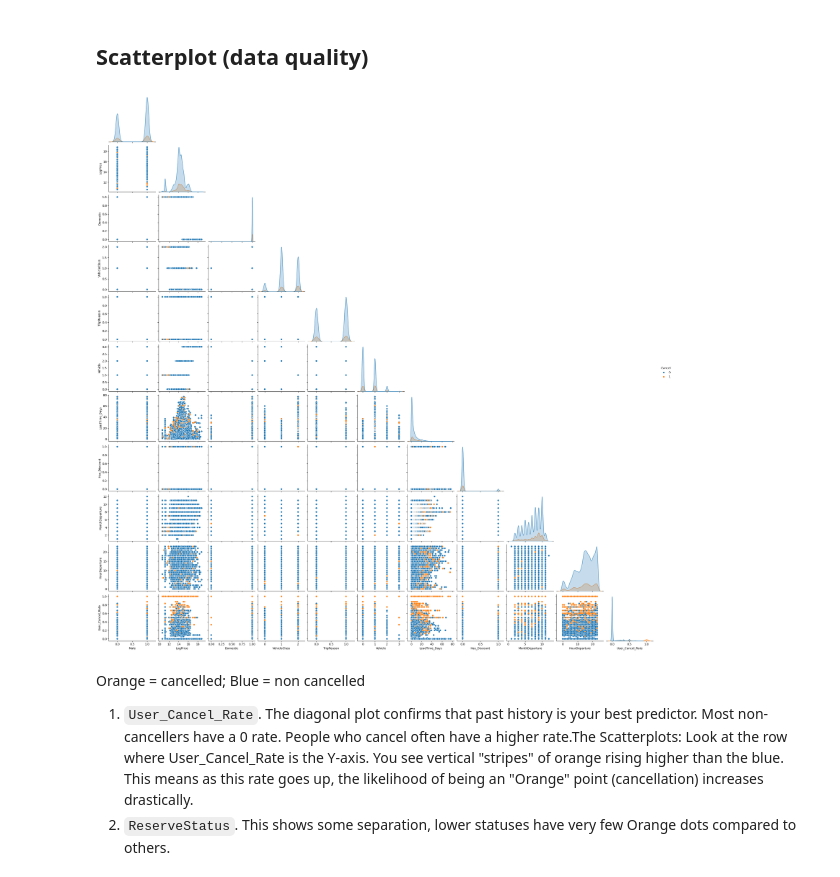
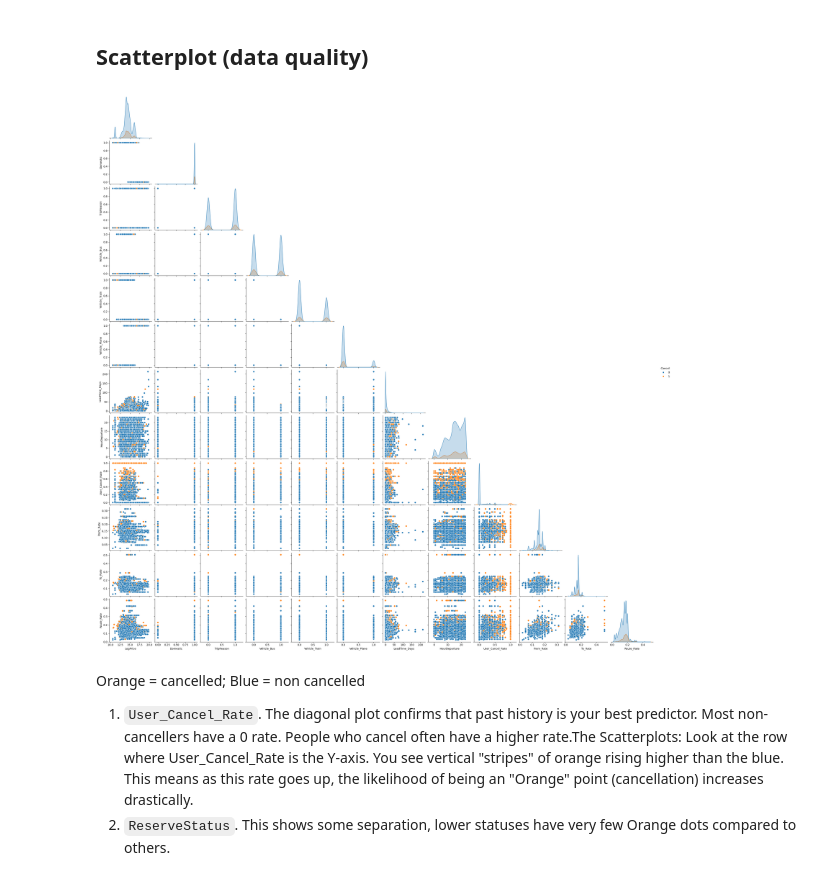
Before and after one commit to silviacalabretta/statistical-methods-project, a Jupyter notebook: notebooks/012_data_plots.ipynb, the cells around one changed output. Cells and saved outputs as stored; diff of their text form; code cells hidden in the pictures.

```diff
--- a/notebooks/012_data_plots.ipynb
+++ b/notebooks/012_data_plots.ipynb
@@ -135,18 +132,18 @@ sns.boxplot(x='Cancel', y=train_df[train_df['User_Total_Tickets']>1]['User_Cance
 # %% [markdown]
 ## Scatterplot (data quality)
 # %%
-cols_to_plot = ['Male','LogPrice','Domestic','VehicleClass','TripReason', 'Vehicle','LeadTime_Days','Has_Discount','MonthDeparture','HourDeparture','User_Cancel_Rate']
-# other vars: 'From','To','VehicleType','User_Total_Tickets', 'Price
+cols_to_plot = ['LogPrice','Domestic','TripReason', 'Vehicle_Bus', 'Vehicle_Train', 'Vehicle_Plane','LeadTime_Days','HourDeparture','User_Cancel_Rate', 'From_Rate', 'To_Rate', 'Route_Rate']
+# other vars: 'From','To','User_Total_Tickets','Price
 
 # Create the plot
 # hue='Cancel': Colors the points based on whether they canceled (0=Blue, 1=Orange)
 # corner=True:  Removes the redundant upper-right triangle (cleaner look)
 sns.pairplot(train_df[cols_to_plot + ['Cancel']], hue='Cancel', corner=True)
 
 plt.savefig(os.path.join(save_dir, "scatter_data.png"))
 plt.show()
 # %% [output]
-[figure, old version]
+[figure, new version]
 # %% [markdown]
 Orange = cancelled; Blue = non cancelled
 1. `User_Cancel_Rate`. The diagonal plot confirms that past history is your best predictor. Most non-cancellers have a 0 rate. People who cancel often have a higher rate.The Scatterplots: Look at the row where User_Cancel_Rate is the Y-axis. You see vertical "stripes" of orange rising higher than the blue. This means as this rate goes up, the likelihood of being an "Orange" point (cancellation) increases drastically.
```
Also changed, not shown: parts of 8 cells of this notebook, 7 other files.
